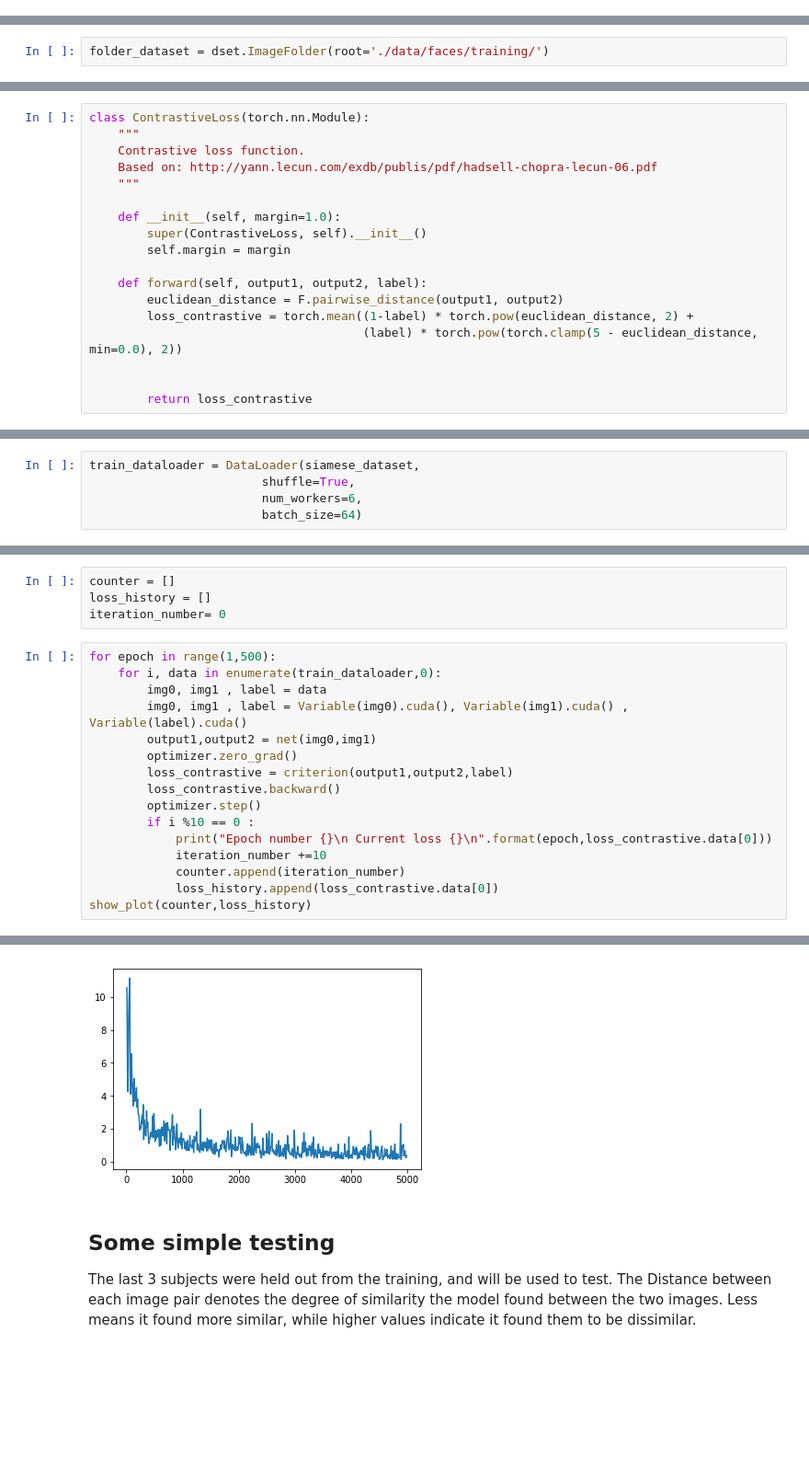
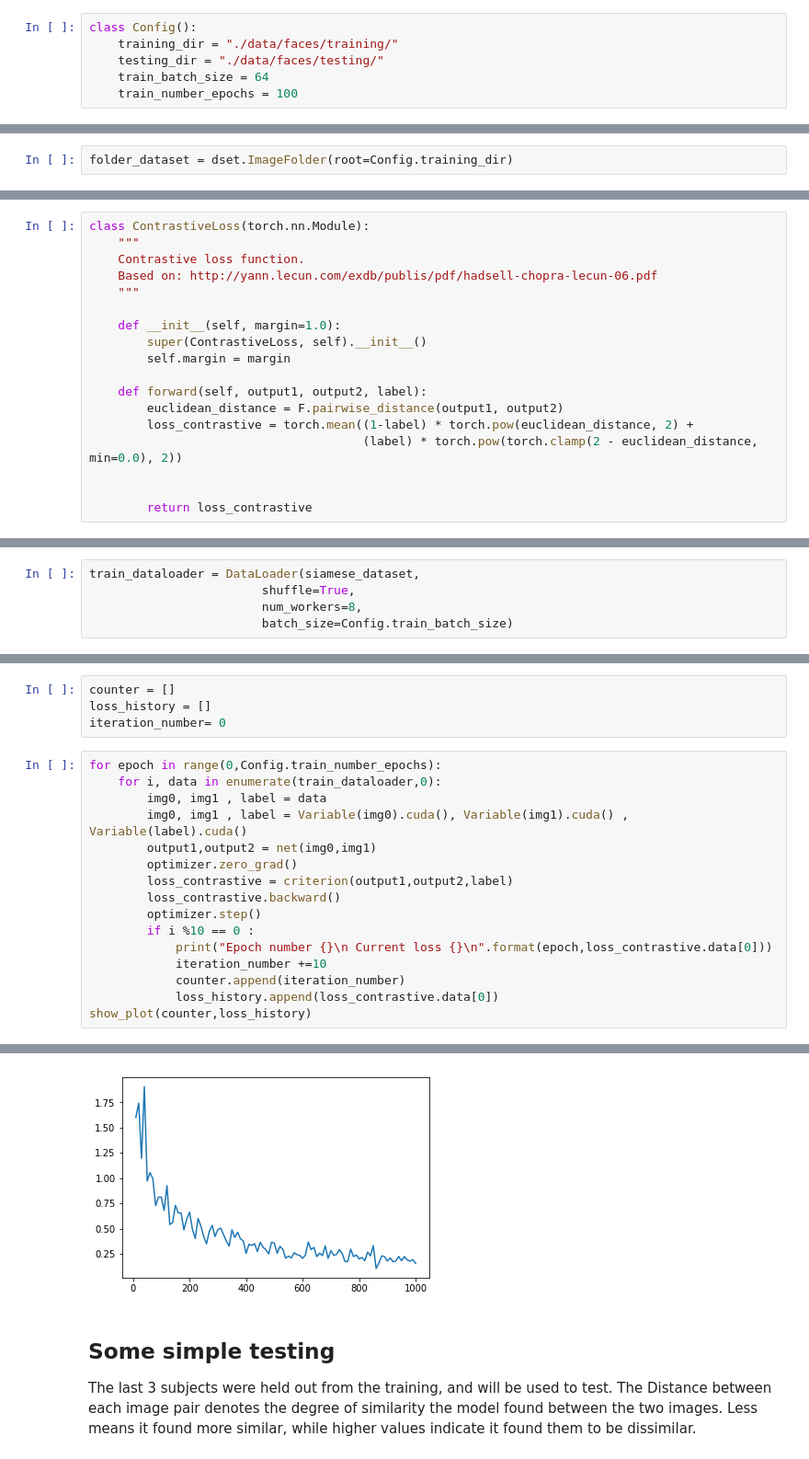
Before and after one commit to harveyslash/Facial-Similarity-with-Siamese-Networks-in-Pytorch, a Jupyter notebook: Siamese-networks-medium.ipynb, the cells around one changed output, grey strips where cells are left out. Shown at 92% size. Drawn from its saved outputs; the diff is of its cells as text; blank space fills up the shorter version.

```diff
--- a/Siamese-networks-medium.ipynb
+++ b/Siamese-networks-medium.ipynb
@@ -39,3 +42,9 @@ def show_plot(iteration,loss):
+# %%
+class Config():
+    training_dir = "./data/faces/training/"
+    testing_dir = "./data/faces/testing/"
+    train_batch_size = 64
+    train_number_epochs = 100
 # %% [markdown]
 ## Custom Dataset Class
 This dataset generates a pair of images. 0 for geniune pair and 1 for imposter pair
@@ -79,7 +89,7 @@ class SiameseNetworkDataset(Dataset):
 # %% [markdown]
 ## Using Image Folder Dataset
 # %%
-folder_dataset = dset.ImageFolder(root='./data/faces/training/')
+folder_dataset = dset.ImageFolder(root=Config.training_dir)
 # %%
 siamese_dataset = SiameseNetworkDataset(imageFolderDataset=folder_dataset,
                                         transform=transforms.Compose([transforms.Scale((100,100)),
@@ -174,7 +184,7 @@ class ContrastiveLoss(torch.nn.Module):
     def forward(self, output1, output2, label):
         euclidean_distance = F.pairwise_distance(output1, output2)
         loss_contrastive = torch.mean((1-label) * torch.pow(euclidean_distance, 2) +
-                                      (label) * torch.pow(torch.clamp(5 - euclidean_distance, min=0.0), 2))
+                                      (label) * torch.pow(torch.clamp(2 - euclidean_distance, min=0.0), 2))
 
 
         return loss_contrastive
@@ -183,8 +193,8 @@ class ContrastiveLoss(torch.nn.Module):
 # %%
 train_dataloader = DataLoader(siamese_dataset,
                         shuffle=True,
-                        num_workers=6,
-                        batch_size=64)
+                        num_workers=8,
+                        batch_size=Config.train_batch_size)
 # %%
 net = SiameseNetwork().cuda()
 criterion = ContrastiveLoss()
@@ -194,7 +204,7 @@ counter = []
 loss_history = []
 iteration_number= 0
 # %%
-for epoch in range(1,500):
+for epoch in range(0,Config.train_number_epochs):
     for i, data in enumerate(train_dataloader,0):
         img0, img1 , label = data
         img0, img1 , label = Variable(img0).cuda(), Variable(img1).cuda() , Variable(label).cuda()
@@ -230,4 +240,4 @@ Epoch number 499
-[figure, old version]
+[figure, new version]
 # %% [markdown]
 ## Some simple testing
 The last 3 subjects were held out from the training, and will be used to test. The Distance between each image pair denotes the degree of similarity the model found between the two images. Less means it found more similar, while higher values indicate it found them to be dissimilar.
```
Also changed, not shown: parts of 5 cells of this notebook.
